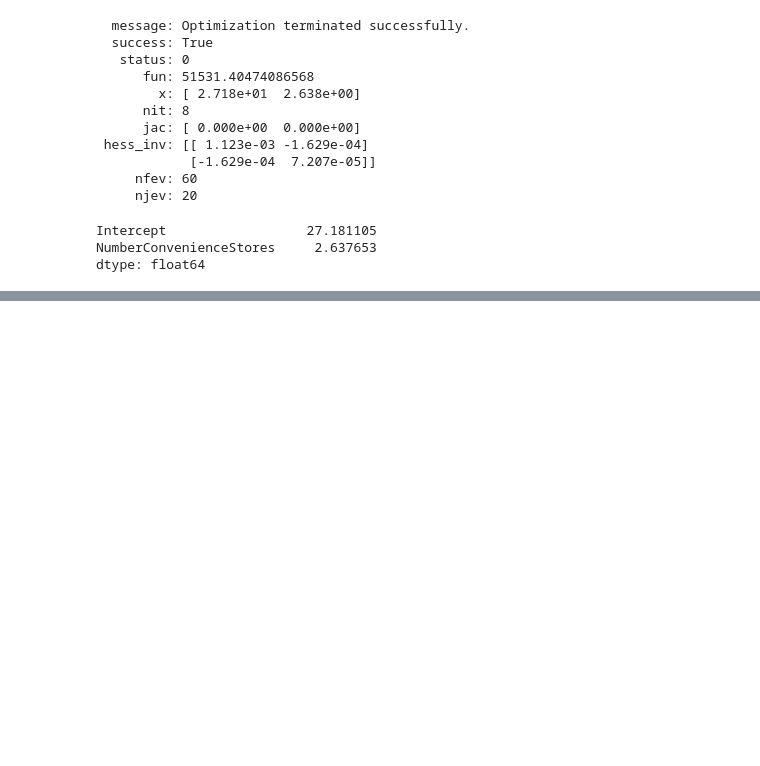
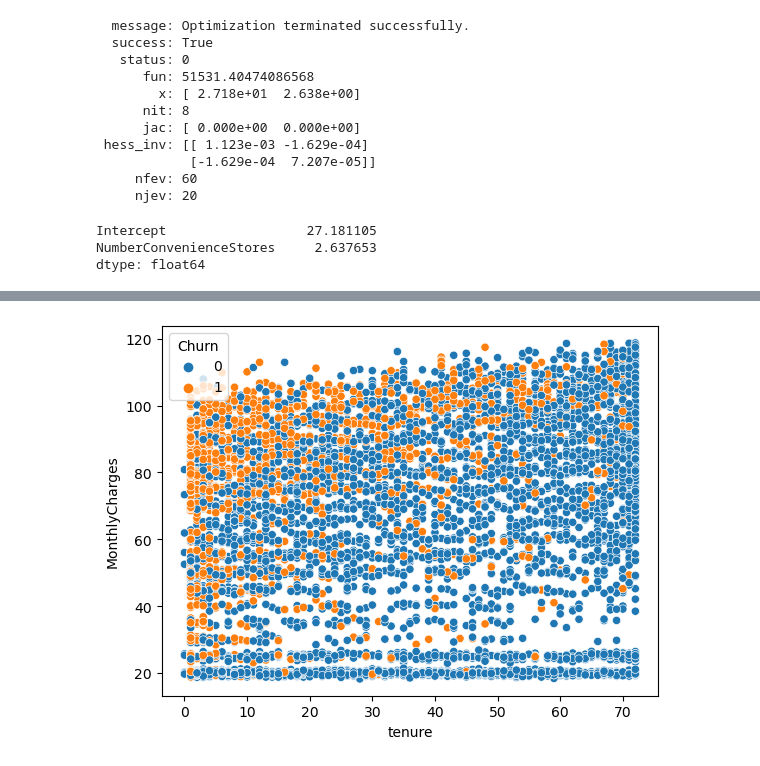
Before and after one commit to saalssall/Statistics_In_Python, a Jupyter notebook: Regression_statsmodel_2.ipynb, the cells around one changed output, grey strips where cells are left out. Cells and saved outputs as stored; diff of their text form; code cells hidden in the pictures; blank space fills up the shorter version.

Commit message:
Add mutliple logistic regression predictions and visualization

```diff
--- a/Regression_statsmodel_2.ipynb
+++ b/Regression_statsmodel_2.ipynb
@@ -875,3 +876,7 @@ print(ols("PriceOfUnitArea ~ NumberConvenienceStores", data=taiwan_df).fit().par
 Intercept                  27.181105
 NumberConvenienceStores     2.637653
 dtype: float64
+# %%
+churn = pd.read_csv('Data/telecom_churn.csv')
+
+churn.head()
@@ -877,0 +891,9 @@ dtype: float64
+# %%
+# Convert Churn from Yes/No to 1/0
+churn['Churn'] = churn['Churn'].map({'Yes': 1, 'No': 0})
+
+# Fit a logistic regression of churn status vs. length of relationship, recency, and an interaction
+mdl_churn_vs_both_inter = logit("Churn ~ tenure * MonthlyCharges", data = churn).fit()
+
+# Print the coefficients
+print(mdl_churn_vs_both_inter.params)
@@ -877,0 +941,7 @@ dtype: float64
+# %%
+# Using churn, plot MonthlyCharges vs. tenure, colored by churn status
+sns.scatterplot(x = "tenure", y = "MonthlyCharges", hue = "Churn", data = churn)
+# Show the plot
+plt.show()
+# %% [output]
+[figure, added]
```
Also changed, not shown: parts of 4 cells of this notebook.
